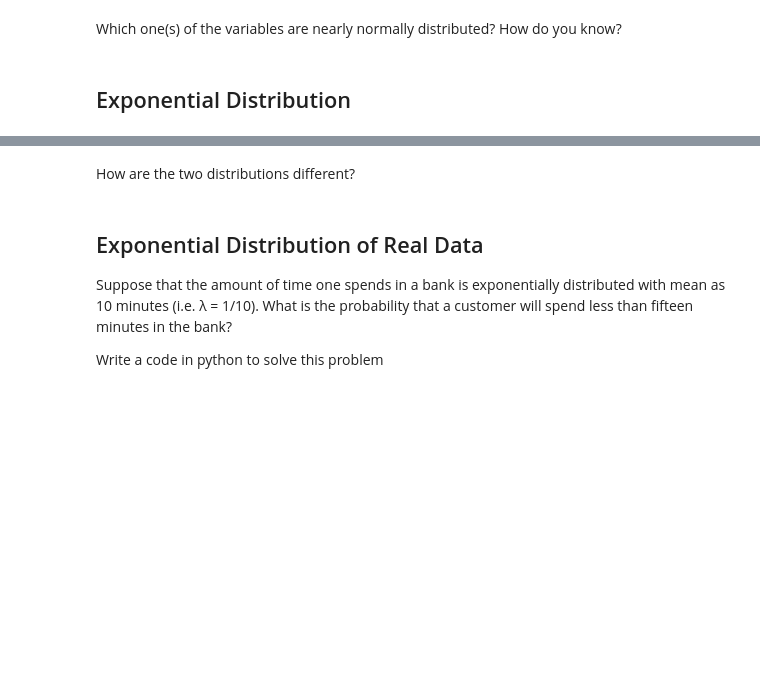
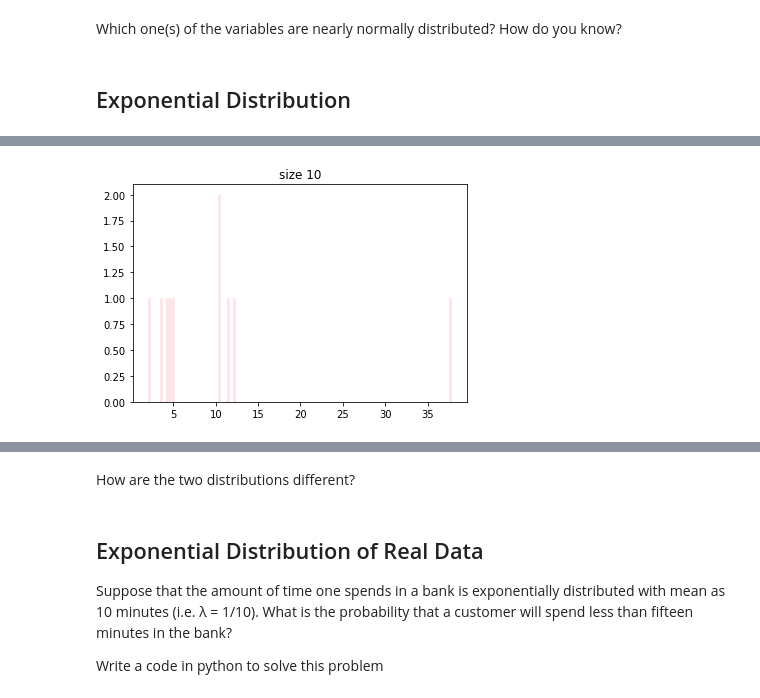
Before and after one commit to ironhack-datalabs/datamad0620, a Jupyter notebook: module-2/lab-continuous-probability-distribution/your-code/main.ipynb, the cells around one changed output, grey strips where cells are left out. Saved outputs shown, nothing was run; the diff lists cells and outputs as text; code cells hidden in the pictures; blank space fills up the shorter version.

```diff
--- a/module-2/lab-continuous-probability-distribution/your-code/main.ipynb
+++ b/module-2/lab-continuous-probability-distribution/your-code/main.ipynb
@@ -160,7 +160,3 @@ Which one(s) of the variables are nearly normally distributed? How do you know?
 Your output should look like below:
 
 ![exponential distribution](ed.png)
-# %%
-def randomExpo(size):
-
-    return exp(10, size)
@@ -167,7 +166,16 @@ def randomExpo(size):
+# %%
+def randomExpo(size):
+
+    mu = 10
+    s = np.random.exponential(mu, size)
+
+    return s
 # %%
 r = randomExpo(10)
 # %%
 t = randomExpo(100)
 # %%
-sns.distplot(r, bins=100, color="pink").set_title("size 10");
+sns.distplot(r, bins=100, kde=False, color="pink").set_title("size 10");
+# %% [output]
+[figure, added]
 # %%
```
Also changed, not shown: parts of 4 cells of this notebook.
